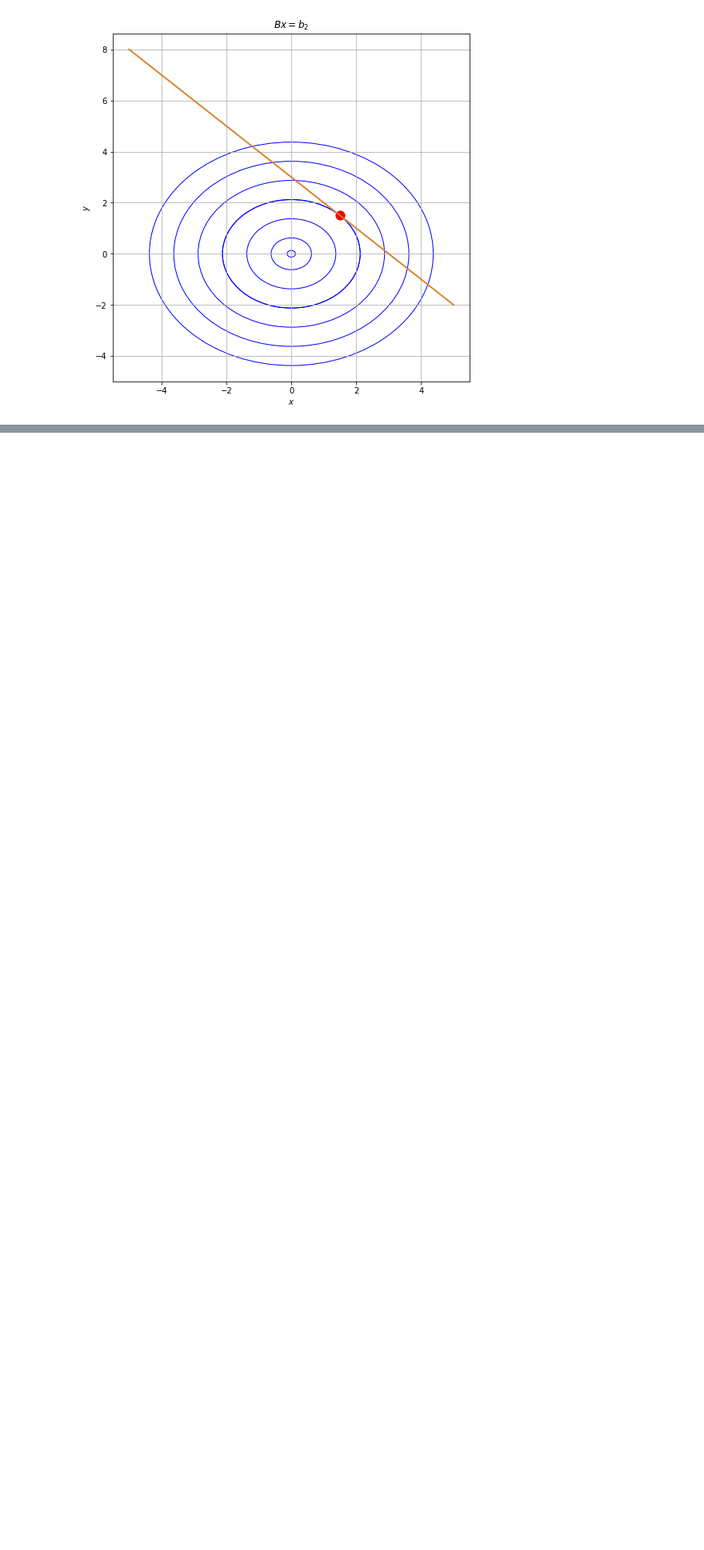
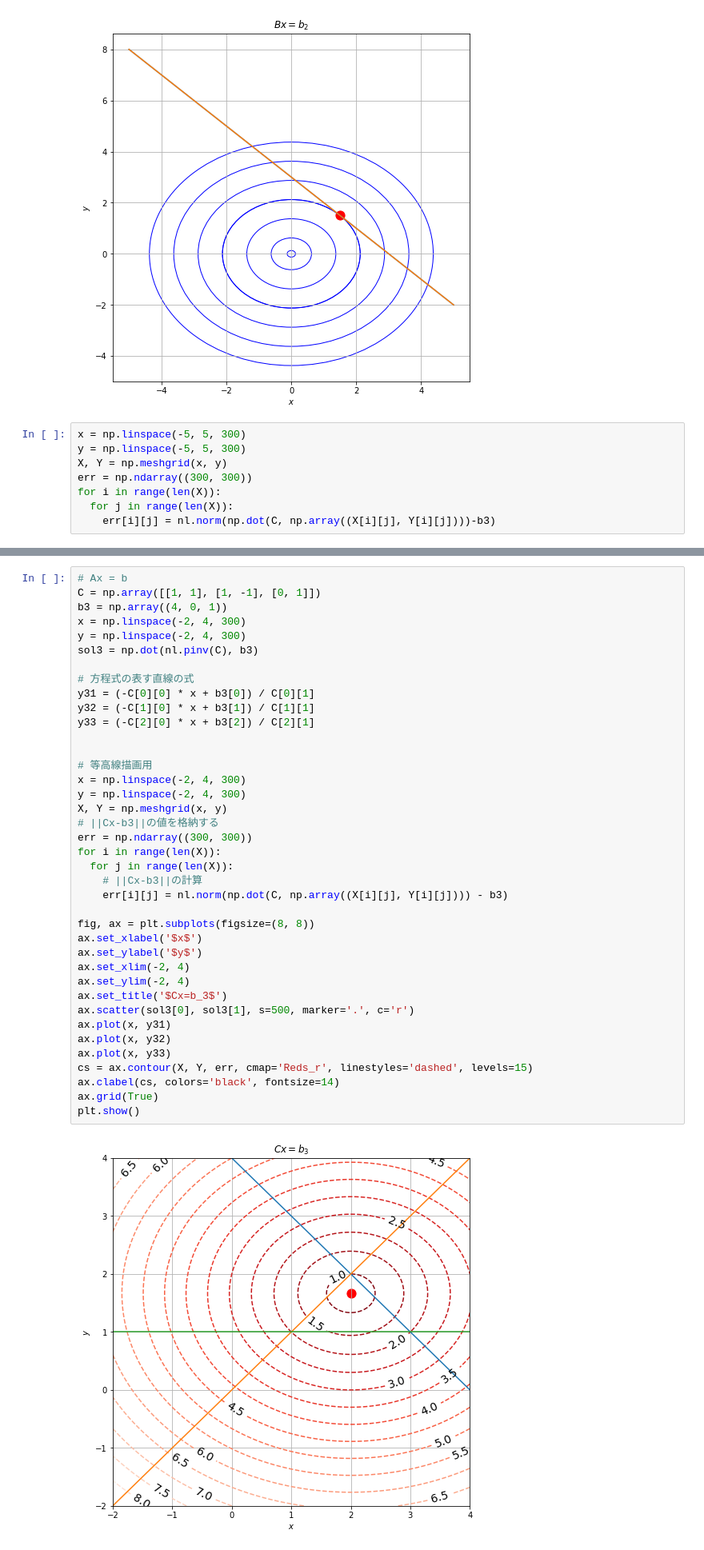
Before and after one commit to y629/optimization-practice, a Jupyter notebook: pseudo_inv_check.ipynb, the cells around one changed output, grey strips where cells are left out. Shown: that part at 80% size. Drawn from its saved outputs; the diff is of its cells as text; blank space fills up the shorter version.

Commit message:
add contour

```diff
--- a/pseudo_inv_check.ipynb
+++ b/pseudo_inv_check.ipynb
@@ -343,3 +343,11 @@ ax.grid(True)
 plt.show()
 # %% [output]
 [figure]
+# %%
+x = np.linspace(-5, 5, 300)
+y = np.linspace(-5, 5, 300)
+X, Y = np.meshgrid(x, y)
+err = np.ndarray((300, 300))
+for i in range(len(X)):
+  for j in range(len(X)):
+    err[i][j] = nl.norm(np.dot(C, np.array((X[i][j], Y[i][j])))-b3)
@@ -345,0 +362,41 @@ plt.show()
+# %%
+# Ax = b
+C = np.array([[1, 1], [1, -1], [0, 1]])
+b3 = np.array((4, 0, 1))
+x = np.linspace(-2, 4, 300)
+y = np.linspace(-2, 4, 300)
+sol3 = np.dot(nl.pinv(C), b3)
+
+# 方程式の表す直線の式
+y31 = (-C[0][0] * x + b3[0]) / C[0][1]
+y32 = (-C[1][0] * x + b3[1]) / C[1][1]
+y33 = (-C[2][0] * x + b3[2]) / C[2][1]
+
+
+# 等高線描画用
+x = np.linspace(-2, 4, 300)
+y = np.linspace(-2, 4, 300)
+X, Y = np.meshgrid(x, y)
+# ||Cx-b3||の値を格納する
+err = np.ndarray((300, 300))
+for i in range(len(X)):
+  for j in range(len(X)):
+    # ||Cx-b3||の計算
+    err[i][j] = nl.norm(np.dot(C, np.array((X[i][j], Y[i][j]))) - b3)
+
+fig, ax = plt.subplots(figsize=(8, 8))
+ax.set_xlabel('$x$')
+ax.set_ylabel('$y$')
+ax.set_xlim(-2, 4)
+ax.set_ylim(-2, 4)
+ax.set_title('$Cx=b_3$')
+ax.scatter(sol3[0], sol3[1], s=500, marker='.', c='r')
+ax.plot(x, y31)
+ax.plot(x, y32)
+ax.plot(x, y33)
+cs = ax.contour(X, Y, err, cmap='Reds_r', linestyles='dashed', levels=15)
+ax.clabel(cs, colors='black', fontsize=14)
+ax.grid(True)
+plt.show()
+# %% [output]
+[figure, added]
```
Also changed, not shown: parts of 11 cells of this notebook.
